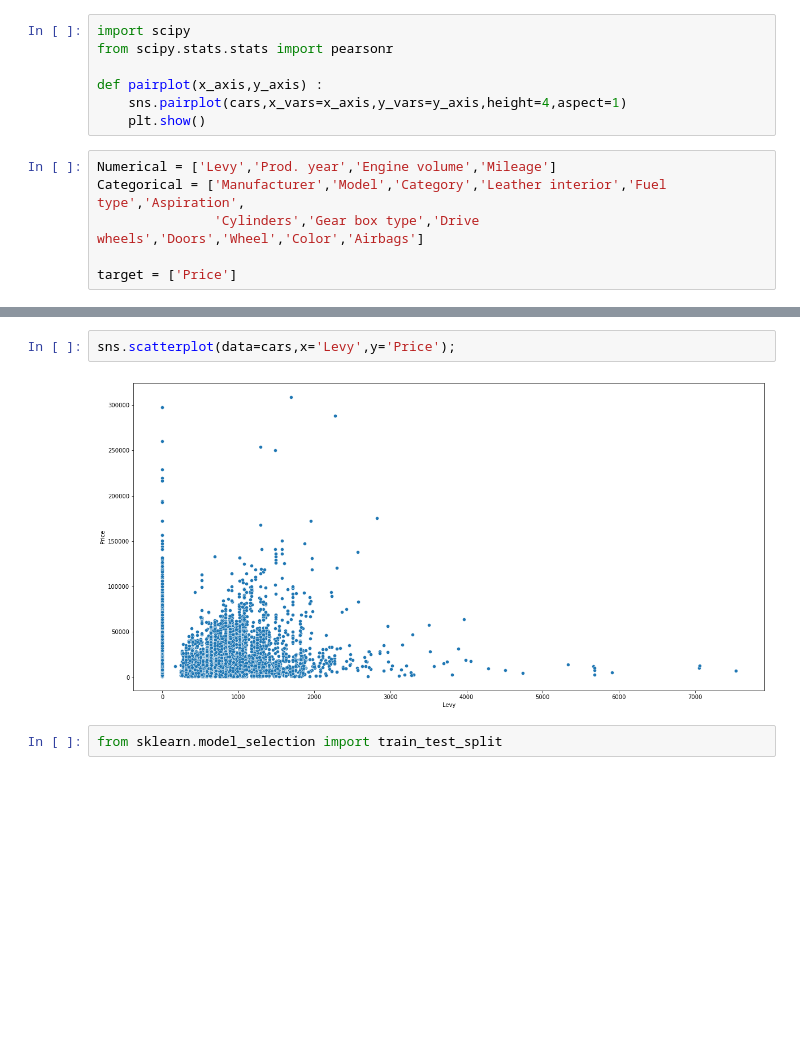
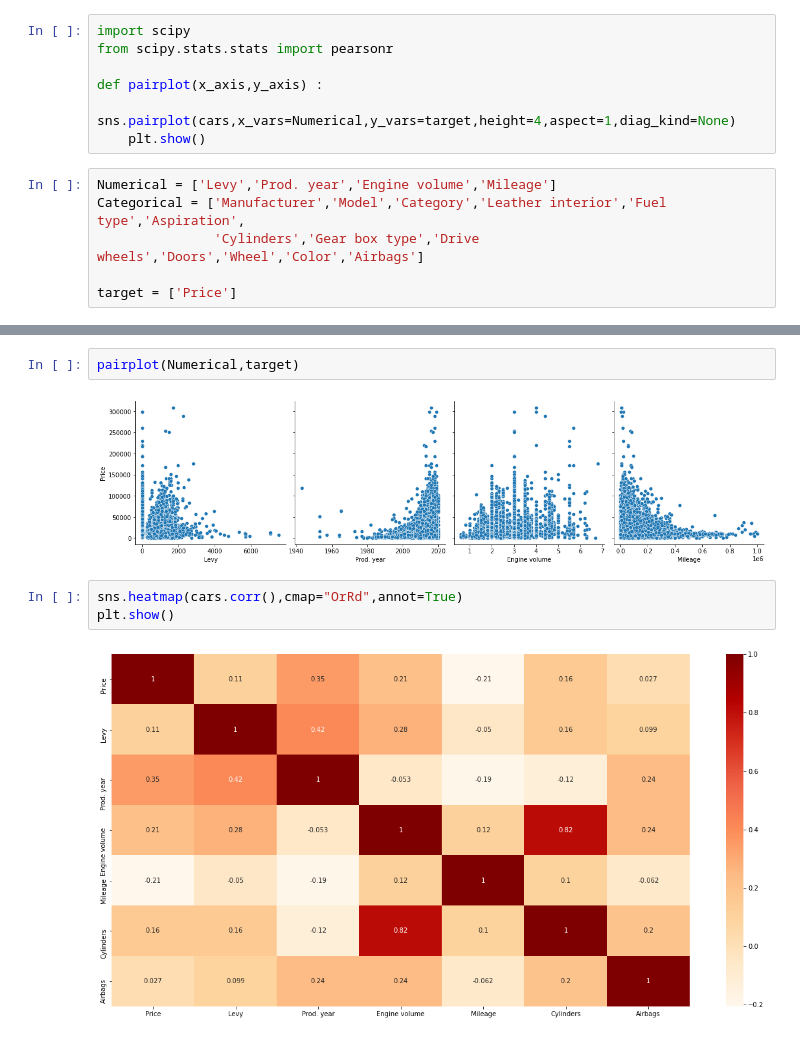
Before and after one commit to sshahidi7/Capstone---Group-3, a Jupyter notebook: Untitled.ipynb, the cells around one changed output, grey strips where cells are left out. Saved outputs shown, nothing was run; the diff lists cells and outputs as text; blank space fills up the shorter version.

```diff
--- a/Untitled.ipynb
+++ b/Untitled.ipynb
@@ -675,7 +675,7 @@ import scipy
 from scipy.stats.stats import pearsonr
 
 def pairplot(x_axis,y_axis) :
-    sns.pairplot(cars,x_vars=x_axis,y_vars=y_axis,height=4,aspect=1)
+    sns.pairplot(cars,x_vars=Numerical,y_vars=target,height=4,aspect=1,diag_kind=None)
     plt.show()
 # %%
 Numerical = ['Levy','Prod. year','Engine volume','Mileage']
@@ -712,6 +686,9 @@ plt.show()
-# %%
-sns.scatterplot(data=cars,x='Levy',y='Price');
-# %% [output]
-[figure, removed]
-# %%
-from sklearn.model_selection import train_test_split
+# %%
+pairplot(Numerical,target)
+# %% [output]
+[figure, added]
+# %%
+sns.heatmap(cars.corr(),cmap="OrRd",annot=True)
+plt.show()
+# %% [output]
+[figure, added]
```
Also changed, not shown: parts of 16 cells of this notebook.
